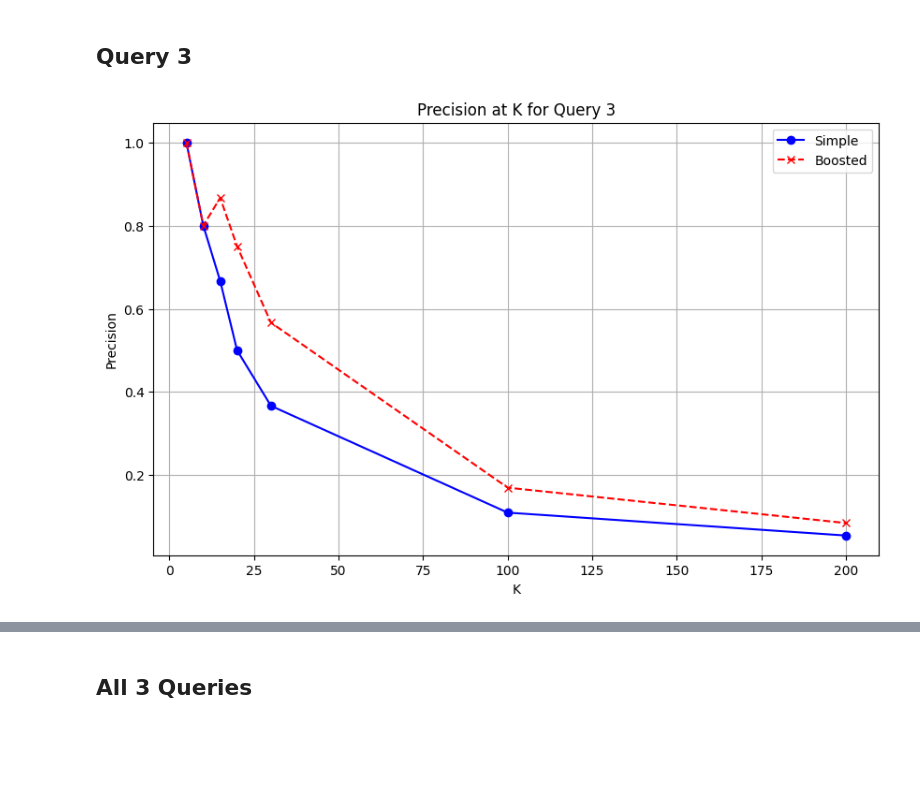
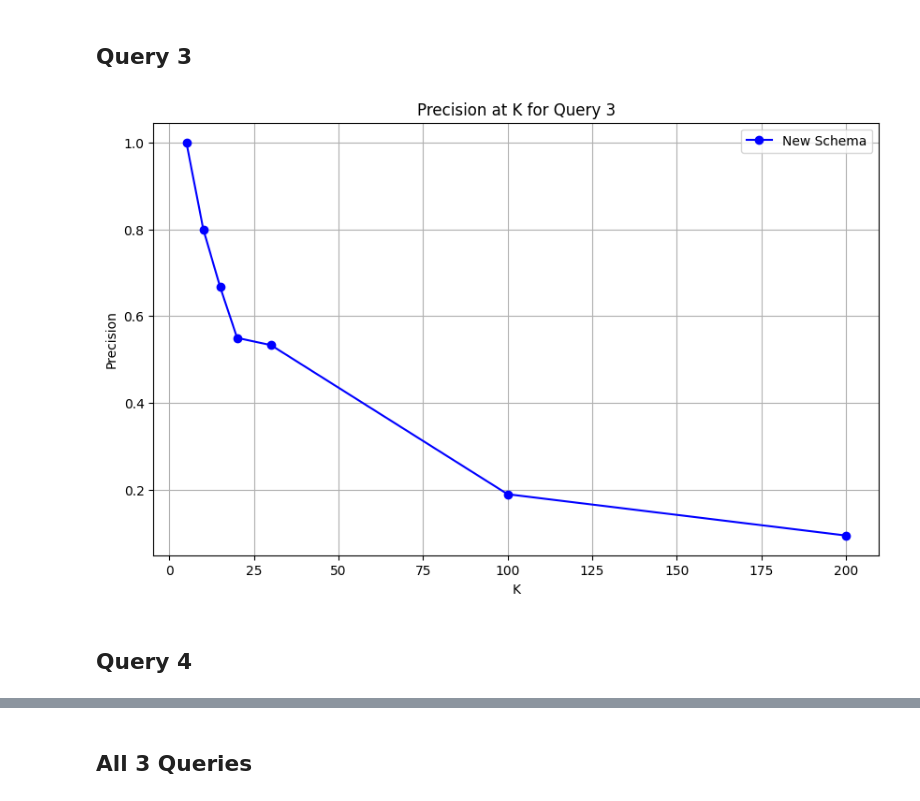
Before and after one commit to vasco-oliv/PRI_T08_G82, a Jupyter notebook: backend/Data_Preparation/evaluation.ipynb, the cells around one changed output, grey strips where cells are left out. Saved outputs shown, nothing was run; the diff lists cells and outputs as text; code cells hidden in the pictures; blank space fills up the shorter version.

```diff
--- a/backend/Data_Preparation/evaluation.ipynb
+++ b/backend/Data_Preparation/evaluation.ipynb
@@ -90,5 +92,8 @@ plot_2line('Precision at K for Query 1', simple1[2][:7], simple1[3][:7], boosted
 # %% [markdown]
 ## Query 2
 # %%
-plot_2line('Precision at K for Query 2', simple2[2][:7], simple2[3][:7], boosted2[2][:7], boosted2[3][:7], x_axis='K')
+data = read_evaluation_file('../config/evaluation_sys2.txt')
+data_boosted = read_evaluation_file('../config/evaluation_sys2_boosted.txt')
+
+plot_2line('Precision at K for Query 2', data[2][:7], data[3][:7], data_boosted[2][:7],label1='New Schema', label2='Boosted Schema',x_axis='K')
 # %% [output]
@@ -96,6 +101,11 @@ plot_2line('Precision at K for Query 2', simple2[2][:7], simple2[3][:7], boosted
 # %% [markdown]
 ## Query 3
 # %%
-plot_2line('Precision at K for Query 3', simple3[2][:7], simple3[3][:7], boosted3[2][:7], boosted3[3][:7], x_axis='K')
+data = read_evaluation_file('../config/evaluation_sys3.txt')
+databoosted = read_evaluation_file('../config/evaluation_sys3_boosted.txt')
+
+plot_2line('Precision at K for Query 3', data[2][:7], data[3][:7], data_boosted[2][:7], data_boosted[3][:7],label1='New Schema', label2='Boosted Schema',x_axis='K')
 # %% [output]
-[figure, old version]
+[figure, new version]
+# %% [markdown]
+## Query 4
```
Also changed, not shown: parts of 17 cells of this notebook, 15 other files.
